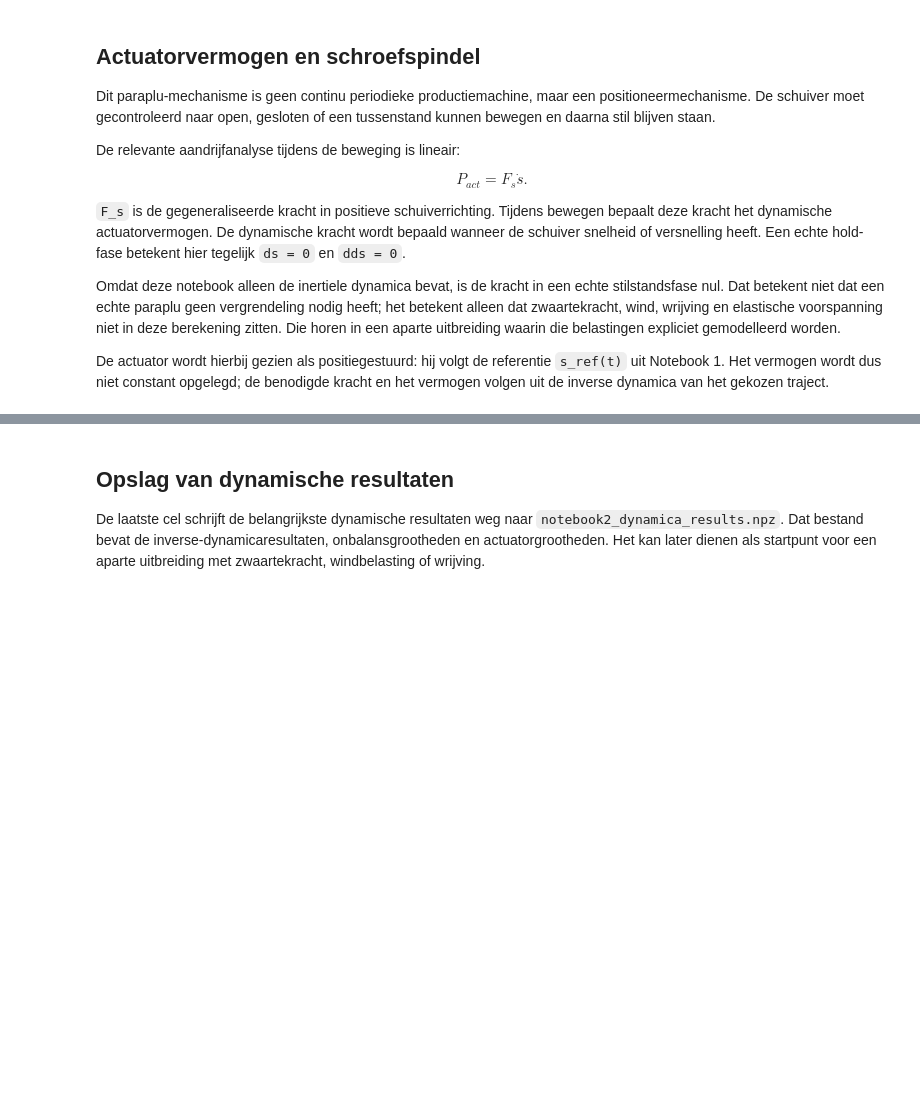
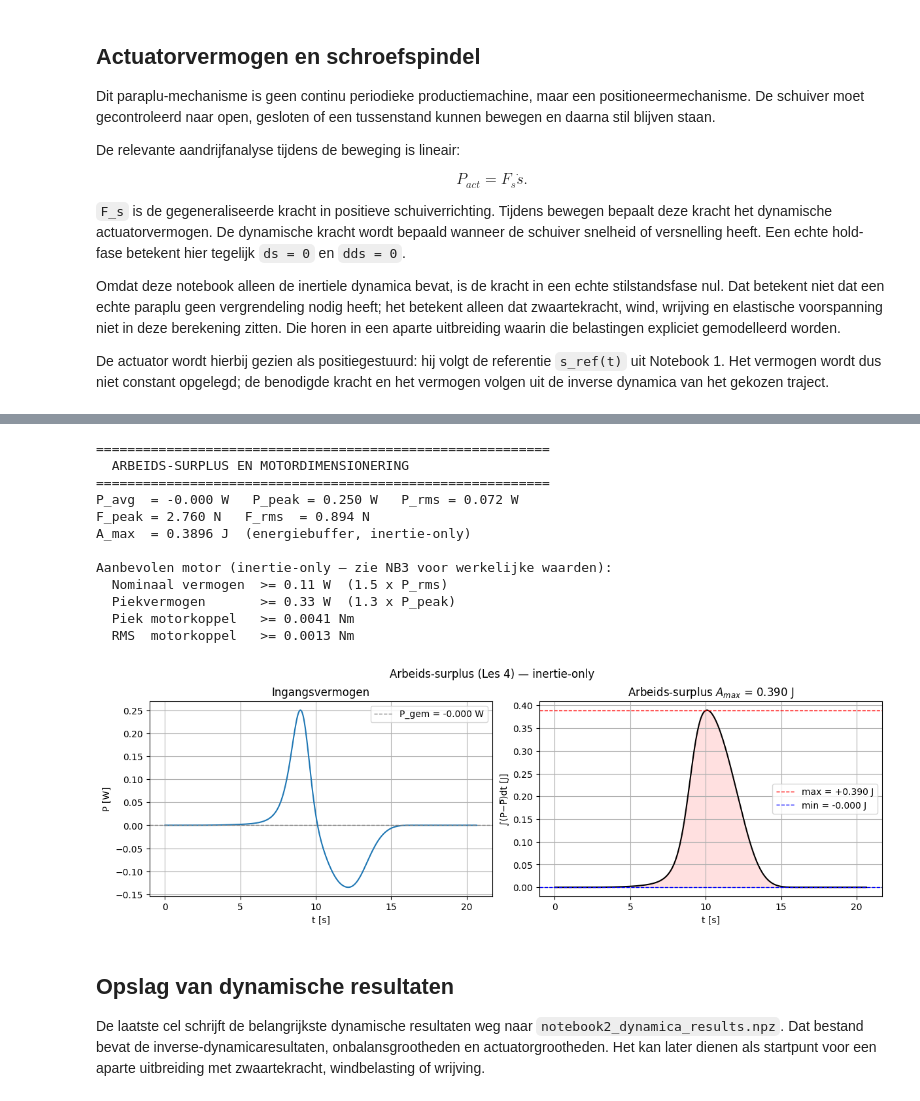
Before and after one commit to AlecVanVlerken/Bewegingen-trillingen-project, a Jupyter notebook: project/notebooks/Stangen/Notebook 2.ipynb, the cells around one changed output, grey strips where cells are left out. Saved outputs shown, nothing was run; the diff lists cells and outputs as text; code cells hidden in the pictures; blank space fills up the shorter version.

```diff
--- a/project/notebooks/Stangen/Notebook 2.ipynb
+++ b/project/notebooks/Stangen/Notebook 2.ipynb
@@ -459,3 +603,71 @@ plt.show()
+# %%
+# Arbeids-surplus A_max (Les 4) — inertie-only
+
+P_load_nb2  = F_drive_s * ds
+P_avg_nb2   = P_load_nb2.mean()
+P_peak_nb2  = np.abs(P_load_nb2).max()
+P_rms_nb2   = np.sqrt(np.mean(P_load_nb2**2))
+F_peak_nb2  = np.max(np.abs(F_drive_s[active_motion_mask]))
+F_rms_nb2   = np.sqrt(np.mean(F_drive_s[active_motion_mask]**2))
+
+Ts_nb2      = t[1] - t[0]
+A_theta_nb2 = np.cumsum((P_load_nb2 - P_avg_nb2) * Ts_nb2)
+A_max_nb2   = A_theta_nb2.max() - A_theta_nb2.min()
+
+T_motor_peak_les4 = actuator_safety_factor * F_peak_nb2 * screw_lead / (2 * np.pi * actuator_efficiency)
+T_motor_rms_les4  = actuator_safety_factor * F_rms_nb2  * screw_lead / (2 * np.pi * actuator_efficiency)
+P_motor_rated_req = 1.5 * P_rms_nb2
+P_motor_peak_req  = 1.3 * P_peak_nb2
+
+print("=" * 58)
+print("  ARBEIDS-SURPLUS EN MOTORDIMENSIONERING")
+print("=" * 58)
+print(f"P_avg  = {P_avg_nb2:.3f} W   P_peak = {P_peak_nb2:.3f} W   P_rms = {P_rms_nb2:.3f} W")
+print(f"F_peak = {F_peak_nb2:.3f} N   F_rms  = {F_rms_nb2:.3f} N")
+print(f"A_max  = {A_max_nb2:.4f} J  (energiebuffer, inertie-only)")
+print()
+print("Aanbevolen motor (inertie-only — zie NB3 voor werkelijke waarden):")
+print(f"  Nominaal vermogen  >= {P_motor_rated_req:.2f} W  (1.5 x P_rms)")
+print(f"  Piekvermogen       >= {P_motor_peak_req:.2f} W  (1.3 x P_peak)")
+print(f"  Piek motorkoppel   >= {T_motor_peak_les4:.4f} Nm")
+print(f"  RMS  motorkoppel   >= {T_motor_rms_les4:.4f} Nm")
+
+fig_amax, ax_amax = plt.subplots(1, 2, figsize=(12, 4), constrained_layout=True)
+fig_amax.suptitle("Arbeids-surplus (Les 4) — inertie-only")
+
+ax_amax[0].plot(t, P_load_nb2)
+ax_amax[0].axhline(P_avg_nb2, color='gray', ls='--', lw=1, label=f'P_gem = {P_avg_nb2:.3f} W')
+ax_amax[0].set_title("Ingangsvermogen")
+ax_amax[0].set_xlabel("t [s]")
+ax_amax[0].set_ylabel("P [W]")
+ax_amax[0].grid(True)
+ax_amax[0].legend()
+
+ax_amax[1].plot(t, A_theta_nb2, 'k', lw=1.5)
+ax_amax[1].axhline(A_theta_nb2.max(), color='red',  ls='--', lw=1, label=f'max = {A_theta_nb2.max():+.3f} J')
+ax_amax[1].axhline(A_theta_nb2.min(), color='blue', ls='--', lw=1, label=f'min = {A_theta_nb2.min():+.3f} J')
+ax_amax[1].fill_between(t, A_theta_nb2, A_theta_nb2.min(), alpha=0.12, color='red')
+ax_amax[1].set_title(f"Arbeids-surplus $A_{{max}}$ = {A_max_nb2:.3f} J")
+ax_amax[1].set_xlabel("t [s]")
+ax_amax[1].set_ylabel("∫(P−P̅)dt [J]")
+ax_amax[1].grid(True)
+ax_amax[1].legend()
+
+plt.show()
+# %% [output]
+==========================================================
+  ARBEIDS-SURPLUS EN MOTORDIMENSIONERING
+==========================================================
+P_avg  = -0.000 W   P_peak = 0.250 W   P_rms = 0.072 W
+F_peak = 2.760 N   F_rms  = 0.894 N
+A_max  = 0.3896 J  (energiebuffer, inertie-only)
+
+Aanbevolen motor (inertie-only — zie NB3 voor werkelijke waarden):
+  Nominaal vermogen  >= 0.11 W  (1.5 x P_rms)
+  Piekvermogen       >= 0.33 W  (1.3 x P_peak)
+  Piek motorkoppel   >= 0.0041 Nm
+  RMS  motorkoppel   >= 0.0013 Nm
+[figure, added]
 # %% [markdown]
 ## Opslag van dynamische resultaten
 
```
Also changed, not shown: parts of 12 cells of this notebook, 8 other files.
